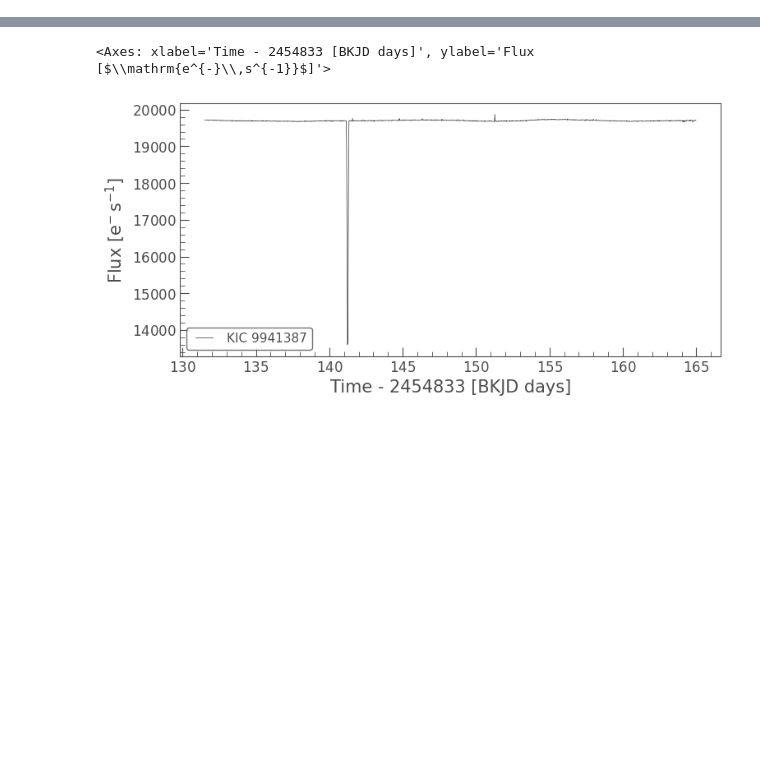
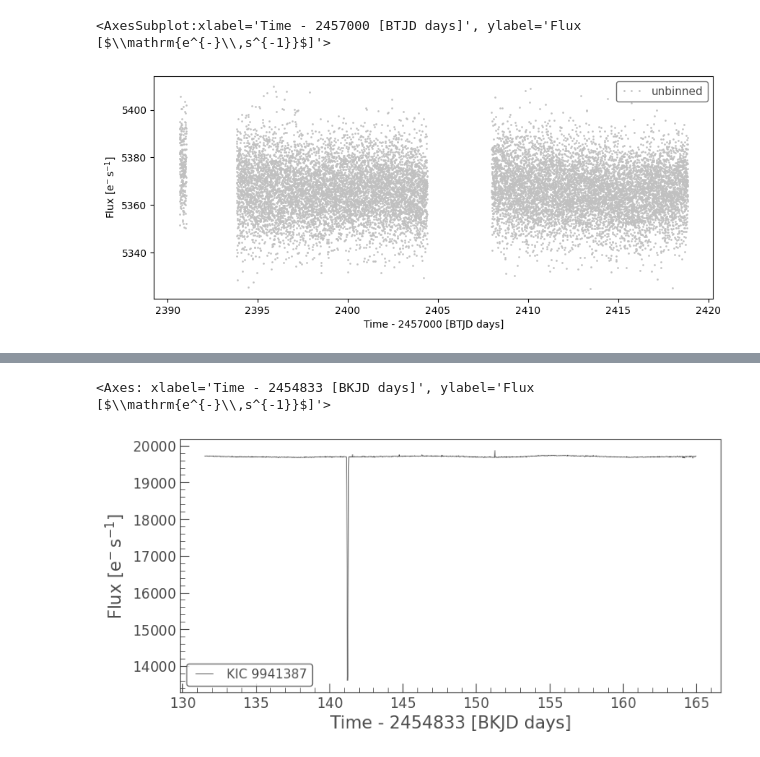
Before and after one commit to Signal-K/sytizen, a Jupyter notebook: database/archive/Generator/classify.ipynb, the cells around one changed output, grey strips where cells are left out. Cells and saved outputs as stored; diff of their text form; code cells hidden in the pictures; blank space fills up the shorter version.

```diff
--- a/database/archive/Generator/classify.ipynb
+++ b/database/archive/Generator/classify.ipynb
@@ -28,0 +103,10 @@ Length = 42 rows
+# %%
+%matplotlib inline
+sector_data = lk.search_lightcurve(TIC, author = 'SPOC', exptime = 120)
+lc = sector_data[0].download()
+
+fig, ax = plt.subplots(figsize = (10,4))
+lc.plot(ax = ax, lw = 0, marker = '.', color = '#C0C0C0', alpha = 0.9, label = 'unbinned')
+# %% [output]
+<AxesSubplot:xlabel='Time - 2457000 [BTJD days]', ylabel='Flux [$\\mathrm{e^{-}\\,s^{-1}}$]'>
+[figure, added]
```
Also changed, not shown: parts of 68 cells of this notebook, 21 other files.
